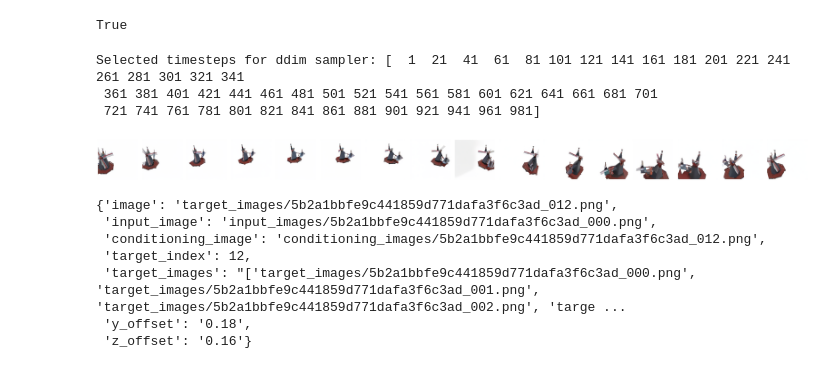
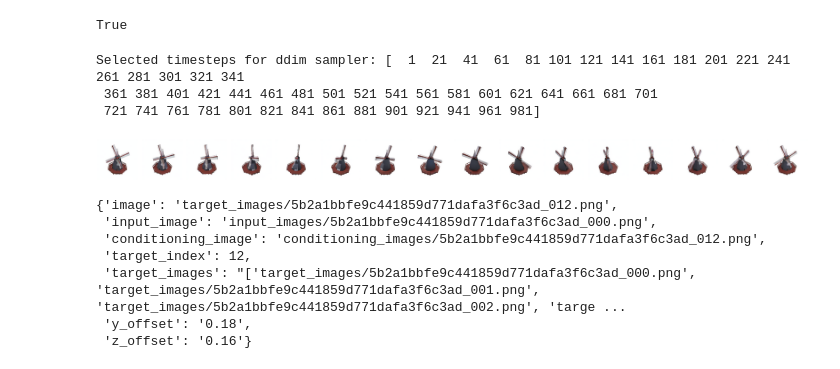
Before and after one commit to nekoshadow1/diffusers, a Jupyter notebook: examples/controlnet/inference.ipynb, the cells around one changed output. Cells and saved outputs as stored; diff of their text form; code cells hidden in the pictures.

```diff
--- a/examples/controlnet/inference.ipynb
+++ b/examples/controlnet/inference.ipynb
@@ -21,7 +21,7 @@ def load_model(cfg,ckpt,strict=True):
     return model
 
 # pretrain_path = '/home/jupyter/diffusers/examples/controlnet/models_syncdreamer/'
-pretrain_path = 'models_syncdreamer2/checkpoint-500/controlnet/'
+pretrain_path = '/home/jupyter/diffusers/examples/controlnet/models_syncdreamer3/checkpoint-3000/controlnet/'
 controlnet = ControlNetModelSync.from_pretrained(pretrain_path, torch_dtype=torch.float32, use_safetensors=True)
 controlnet.to('cuda', dtype=torch.float32)
 cfg = 'SyncDreamer/configs/syncdreamer.yaml'
@@ -202,36 +217,38 @@ def display_imgs(imgs, titles, w, h):
     fig = plt.figure(figsize=(40,40))
     for i in range(len(imgs)):
         ax = fig.add_subplot(h,w,i + 1)
         # ax.set_title(titles[i])
         ax.axis('off')
         ax.imshow(imgs[i],None)
     plt.tight_layout()
     plt.axis('off')
     plt.grid(False)
     plt.show()
 
 w = 16
 h = 1
 
 # for test_img in test_imgs:
-for test_img in ['01ef5233779b474983a4c1f552107a45_000_y_-0.5.png']:
+# for test_img in ['01ef5233779b474983a4c1f552107a45_000_y_-0.5.png']:
+for test_img in ['testset/01ef5233779b474983a4c1f552107a45_000.png']:
 # for test_img in ['backpack.png']:
     # input_image_path = 'testset/' + test_img
     input_image_path = test_img
-    conditioning_image_path = 'condition/' + test_img
+    # conditioning_image_path = 'condition/' + test_img
+    conditioning_image_path = '01ef5233779b474983a4c1f552107a45_000_y_-0.2.png'
     output = pipe(conditioning_image_path=conditioning_image_path, input_image_path=input_image_path)
 
     titles = []
     imgs = []
     for i in range(16):
         imgs.append(output[i])
         titles.append(str(i * 22.5) + ' degrees')
     display_imgs(imgs, titles, w, h)
 # %% [output]
 Selected timesteps for ddim sampler: [  1  21  41  61  81 101 121 141 161 181 201 221 241 261 281 301 321 341
  361 381 401 421 441 461 481 501 521 541 561 581 601 621 641 661 681 701
  721 741 761 781 801 821 841 861 881 901 921 941 961 981]
-[figure, old version]
+[figure, new version]
 # %%
 import cv2
 import matplotlib.pyplot as plt
```
Also changed, not shown: parts of 3 cells of this notebook.
